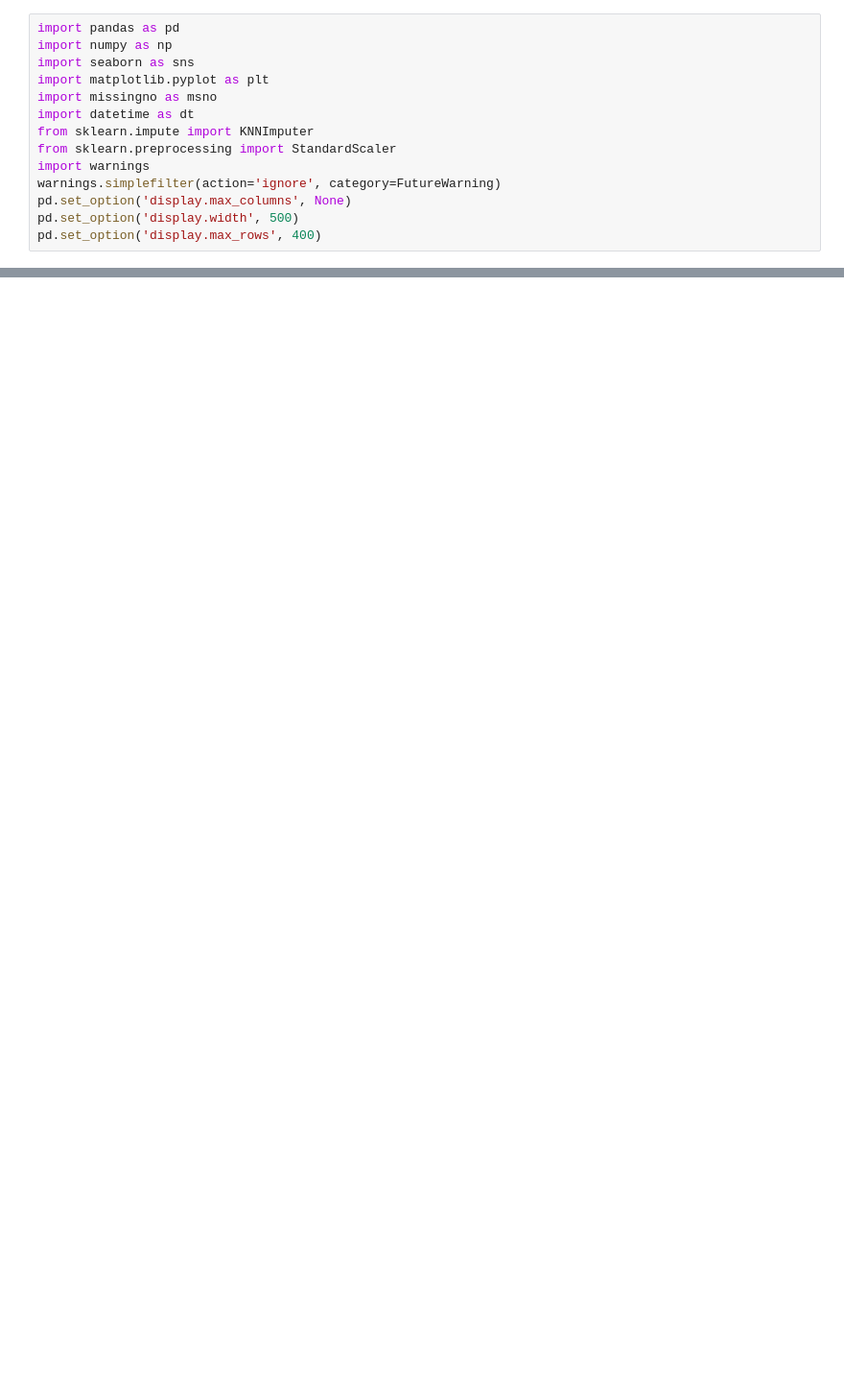
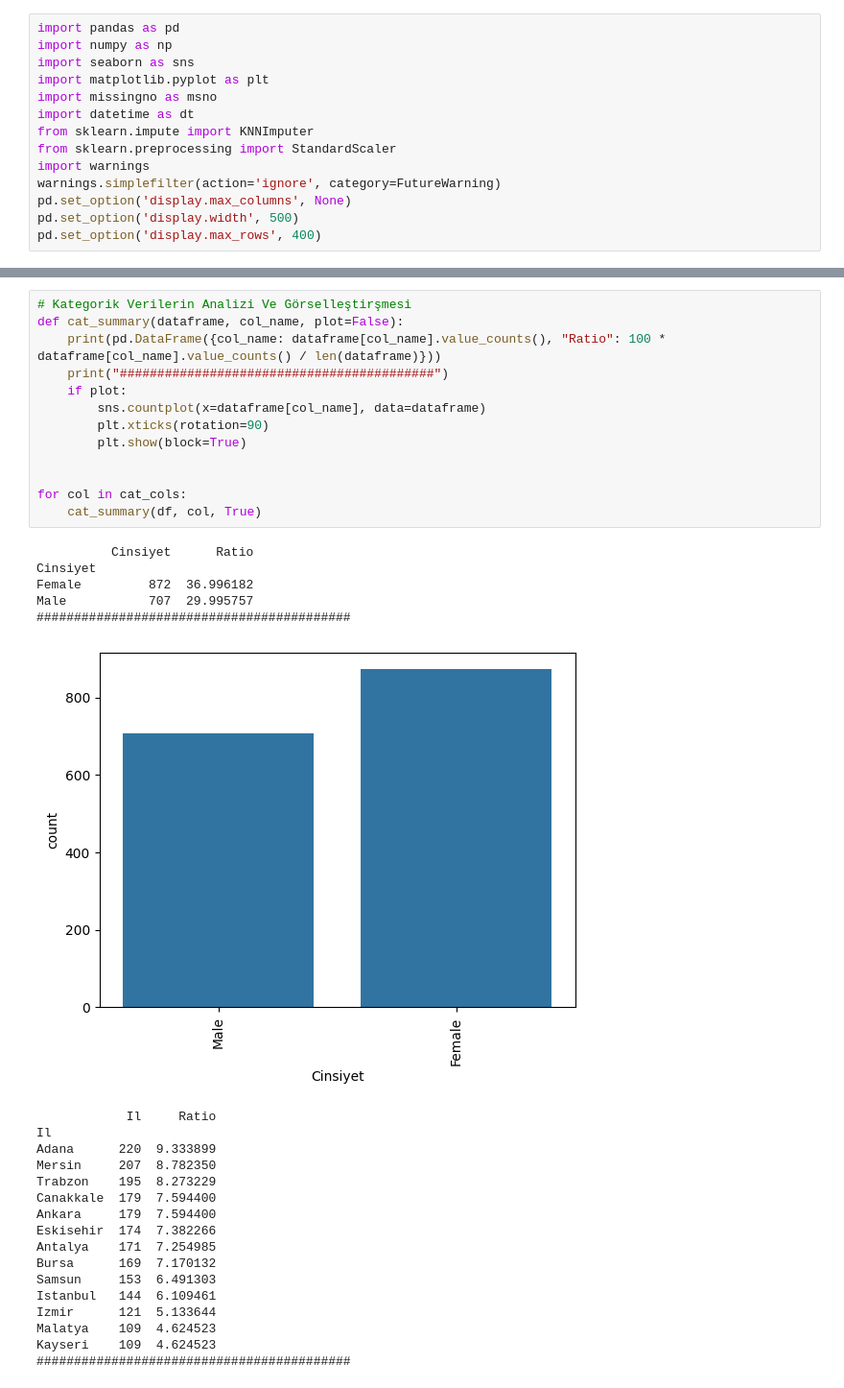
Before and after one commit to Erayymsk/Pusula_Berk_Eray_Yumusak, a Jupyter notebook: Case_Notebook.ipynb, the cells around one changed output, grey strips where cells are left out. Shown at 96% size. Saved outputs shown, nothing was run; the diff lists cells and outputs as text; blank space fills up the shorter version.

```diff
--- a/Case_Notebook.ipynb
+++ b/Case_Notebook.ipynb
@@ -25,0 +179,36 @@ HTTPError: HTTP Error 404: Not Found
+# %%
+# Kategorik Verilerin Analizi Ve Görselleştirşmesi
+def cat_summary(dataframe, col_name, plot=False):
+    print(pd.DataFrame({col_name: dataframe[col_name].value_counts(), "Ratio": 100 * dataframe[col_name].value_counts() / len(dataframe)}))
+    print("##########################################")
+    if plot:
+        sns.countplot(x=dataframe[col_name], data=dataframe)
+        plt.xticks(rotation=90)
+        plt.show(block=True)
+
+
+for col in cat_cols:
+    cat_summary(df, col, True)
+# %% [output]
+          Cinsiyet      Ratio
+Cinsiyet
+Female         872  36.996182
+Male           707  29.995757
+##########################################
+[figure, added]
+            Il     Ratio
+Il
+Adana      220  9.333899
+Mersin     207  8.782350
+Trabzon    195  8.273229
+Canakkale  179  7.594400
+Ankara     179  7.594400
+Eskisehir  174  7.382266
+Antalya    171  7.254985
+Bursa      169  7.170132
+Samsun     153  6.491303
+Istanbul   144  6.109461
+Izmir      121  5.133644
+Malatya    109  4.624523
+Kayseri    109  4.624523
+##########################################
```
Also changed, not shown: parts of 30 cells of this notebook.
